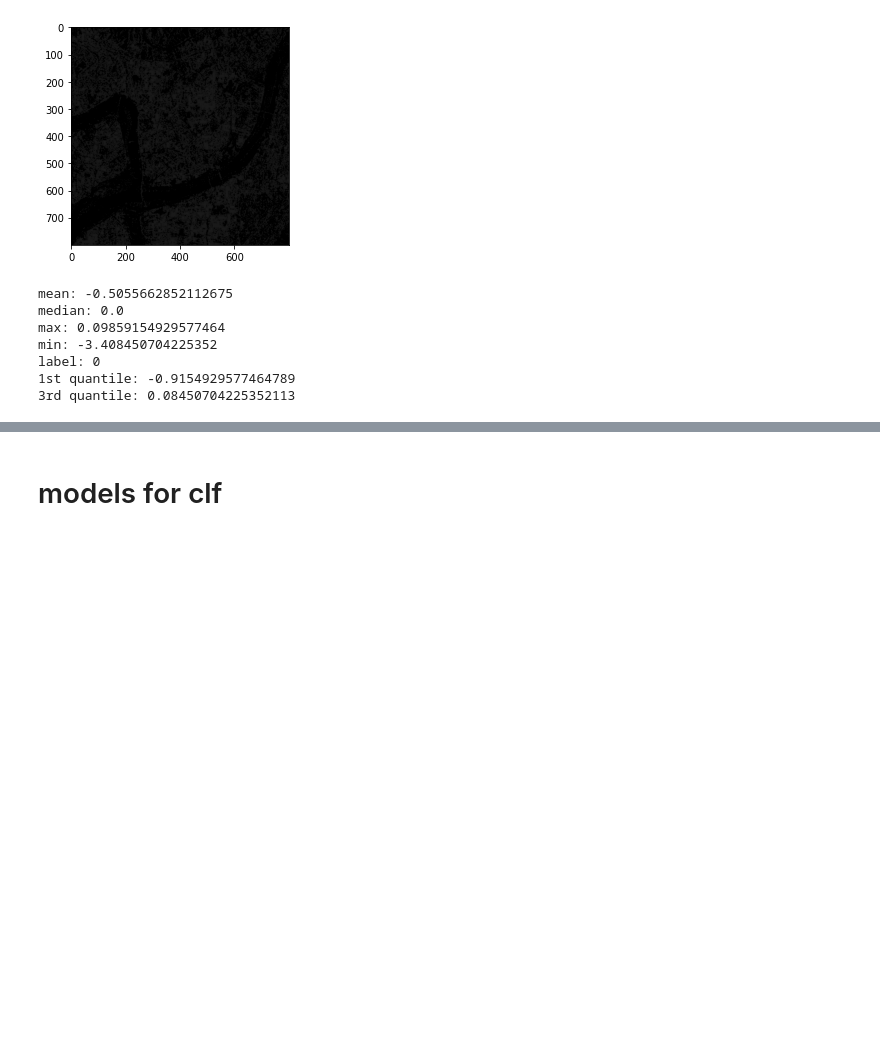
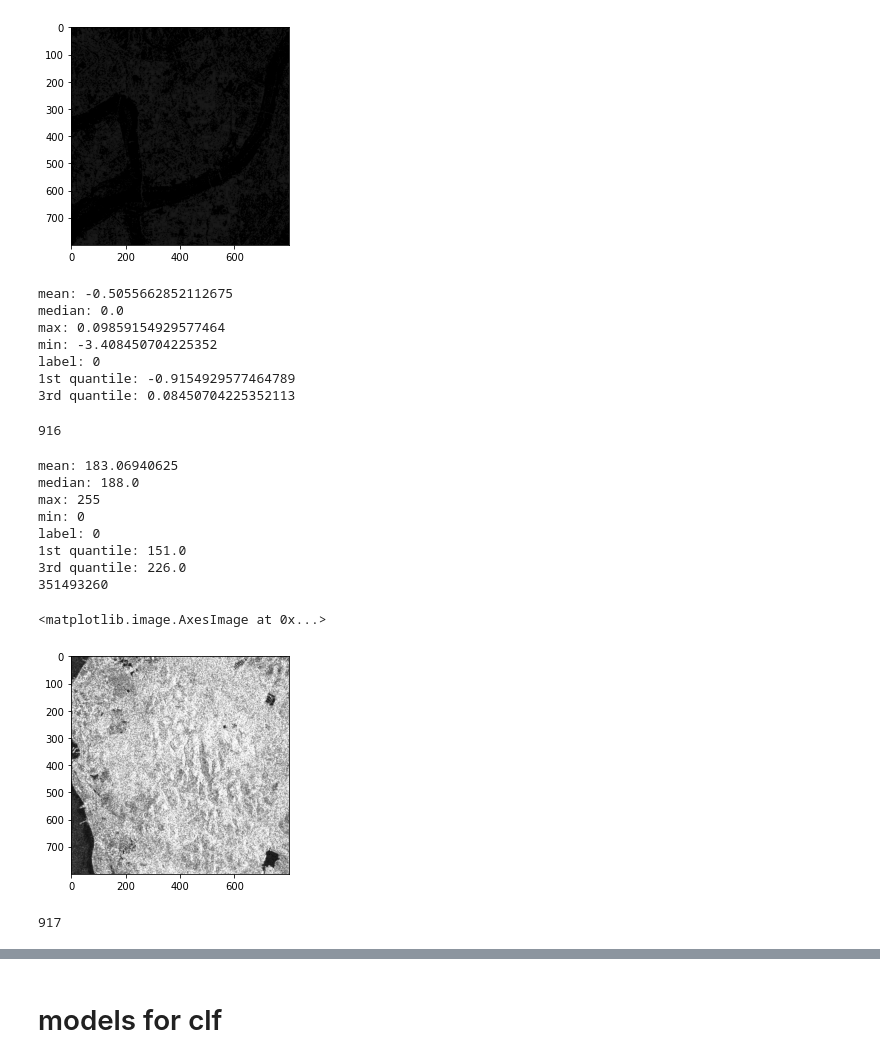
Before and after one commit to alexmak001/SAR-satelite-image-ship-detection, a Jupyter notebook: sean_notebooks/offshore_onshore_classifier.ipynb, the cells around one changed output, grey strips where cells are left out. Saved outputs shown, nothing was run; the diff lists cells and outputs as text; code cells hidden in the pictures; blank space fills up the shorter version.

```diff
--- a/sean_notebooks/offshore_onshore_classifier.ipynb
+++ b/sean_notebooks/offshore_onshore_classifier.ipynb
@@ -233,3 +233,43 @@ min: -3.408450704225352
 label: 0
 1st quantile: -0.9154929577464789
 3rd quantile: 0.08450704225352113
+# %%
+test_fname.index('12_1_24')
+# %% [output]
+916
+# %%
+idx = 916
+print('mean:',test[idx].mean())
+print('median:',np.median(test[idx]))
+print('max:',test[idx].max())
+print('min:',test[idx].min())
+print('label:',test_labels[idx])
+print('1st quantile:', np.percentile(test[idx], 25))
+print('3rd quantile:', np.percentile(test[idx], 75))
+print(test[idx].sum())
+# normalized3 = (test[301] - test[301].mean()) / test[301].std()
+# normalized3 = (test[301] - np.median(test[301])) / (np.percentile(test[301], 75) -  np.percentile(test[301], 25))
+plt.imshow(test[idx])
+# plt.imshow(normalized3)
+# print('mean:',normalized3.mean())
+# print('median:',np.median(normalized2))
+# print('max:',normalized3.max())
+# print('min:',normalized3.min())
+# print('label:',test_labels[idx])
+# print('1st quantile:', np.percentile(normalized3, 25))
+# print('3rd quantile:', np.percentile(normalized3, 75))
+# %% [output]
+mean: 183.06940625
+median: 188.0
+max: 255
+min: 0
+label: 0
+1st quantile: 151.0
+3rd quantile: 226.0
+351493260
+<matplotlib.image.AxesImage at 0x...>
+[figure, added]
+# %%
+test_fname.index('12_1_25')
+# %% [output]
+917
```
Also changed, not shown: parts of 14 cells of this notebook.
